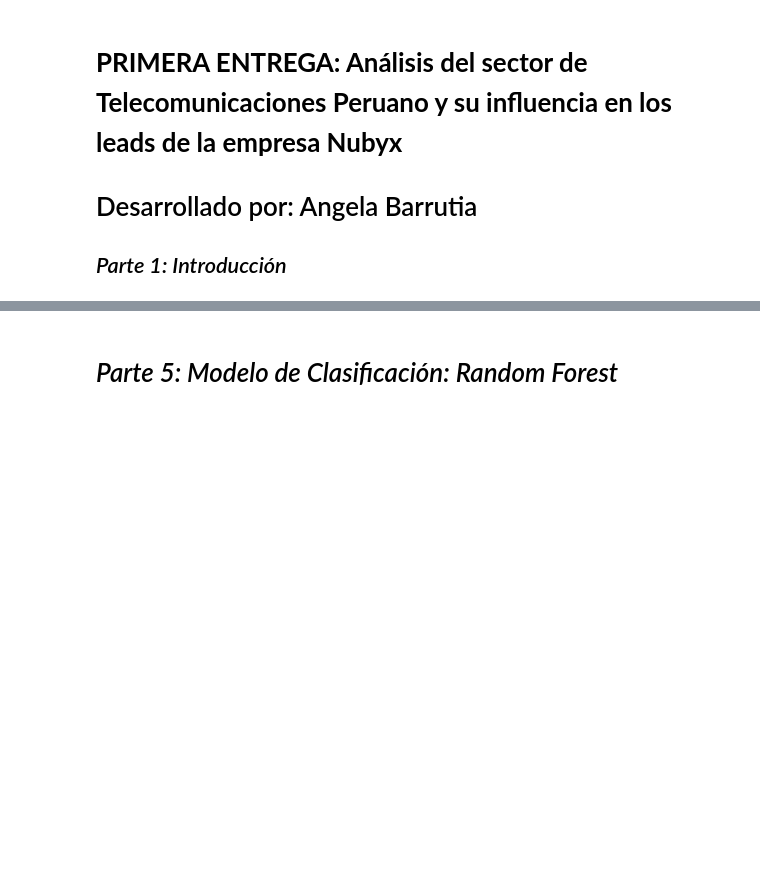
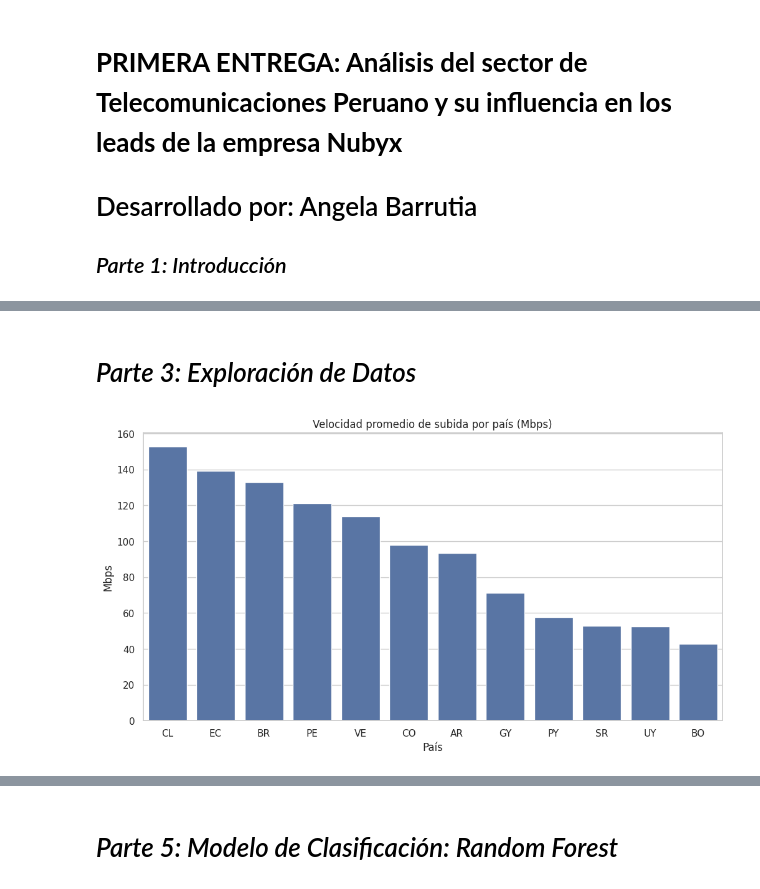
Before and after one commit to Angebarrutia/Coderhouse-Curso-Data-Science-II, a Jupyter notebook: Entregas/Primera Entrega/ProyectoEntrega1DSII_BarrutiaAngela.ipynb, the cells around one changed output, grey strips where cells are left out. Cells and saved outputs as stored; diff of their text form; code cells hidden in the pictures; blank space fills up the shorter version.

Commit message:
Se creó con Colab

```diff
--- a/Entregas/Primera Entrega/ProyectoEntrega1DSII_BarrutiaAngela.ipynb
+++ b/Entregas/Primera Entrega/ProyectoEntrega1DSII_BarrutiaAngela.ipynb
@@ -83,20 +8,0 @@ La lectura es apta para perfiles técnicos y no técnicos.
-# %%
-# Se importan las librerías y se sube el csv
-import numpy as np
-import pandas as pd
-import seaborn as sns
-import matplotlib.pyplot as plt
-import matplotlib as mlp
-from sklearn.preprocessing import LabelEncoder
-from sklearn.ensemble import RandomForestClassifier
-from sklearn.linear_model import LogisticRegression
-from sklearn.preprocessing import StandardScaler
-from sklearn.metrics import ConfusionMatrixDisplay
-from sklearn.model_selection import train_test_split, GridSearchCV
-from sklearn.metrics import accuracy_score, classification_report, confusion_matrix, roc_auc_score, roc_curve
-sns.set(style="whitegrid")
-plt.rcParams['figure.figsize'] = (10,6)
-
-# Cargar el CSV directamente desde GitHub
-url = "https://raw.githubusercontent.com/Angebarrutia/Coderhouse-Curso-Data-Science-I-/main/Entregas/Entrega%20Final/base_nubyx_leads2023-2024_of.csv"
-df = pd.read_csv(url, encoding='latin-1', delimiter=';')
@@ -212,13 +8,0 @@ memory usage: 651.3+ KB
-# %%
-from google.colab import userdata
-
-try:
-    CLOUDFLARE_API_KEY = userdata.get('CLOUDFLARE_API_KEY')
-    if CLOUDFLARE_API_KEY:
-        print("La clave CLOUDFLARE_API_KEY se encontró en los secretos de Colab.")
-        print("Por favor, ahora ejecuta las celdas para descargar los datos de Cloudflare.")
-    else:
-        print("La clave CLOUDFLARE_API_KEY se encontró, pero su valor está vacío. Por favor, verifica el valor en los secretos.")
-except Exception as e:
-    print(f"Error: La clave CLOUDFLARE_API_KEY no se encontró o hubo un problema al acceder a ella. Mensaje: {e}")
-    print("Por favor, asegúrate de que la clave CLOUDFLARE_API_KEY esté configurada correctamente en tus secretos de Colab, siguiendo los pasos anteriores.")
@@ -1084,0 +172,13 @@ plt.show()
+# %% [markdown]
+# *Parte 3: Exploración de Datos*
+# %%
+# Visualización: Velocidad de subida promedio por país
+
+plt.figure(figsize=(12,6))
+sns.barplot(x='country', y='upload', data=df_speed.sort_values('upload', ascending=False))
+plt.title("Velocidad promedio de subida por país (Mbps)")
+plt.ylabel("Mbps")
+plt.xlabel("País")
+plt.show()
+# %% [output]
+[figure, added]
```
Also changed, not shown: parts of 105 cells of this notebook.
